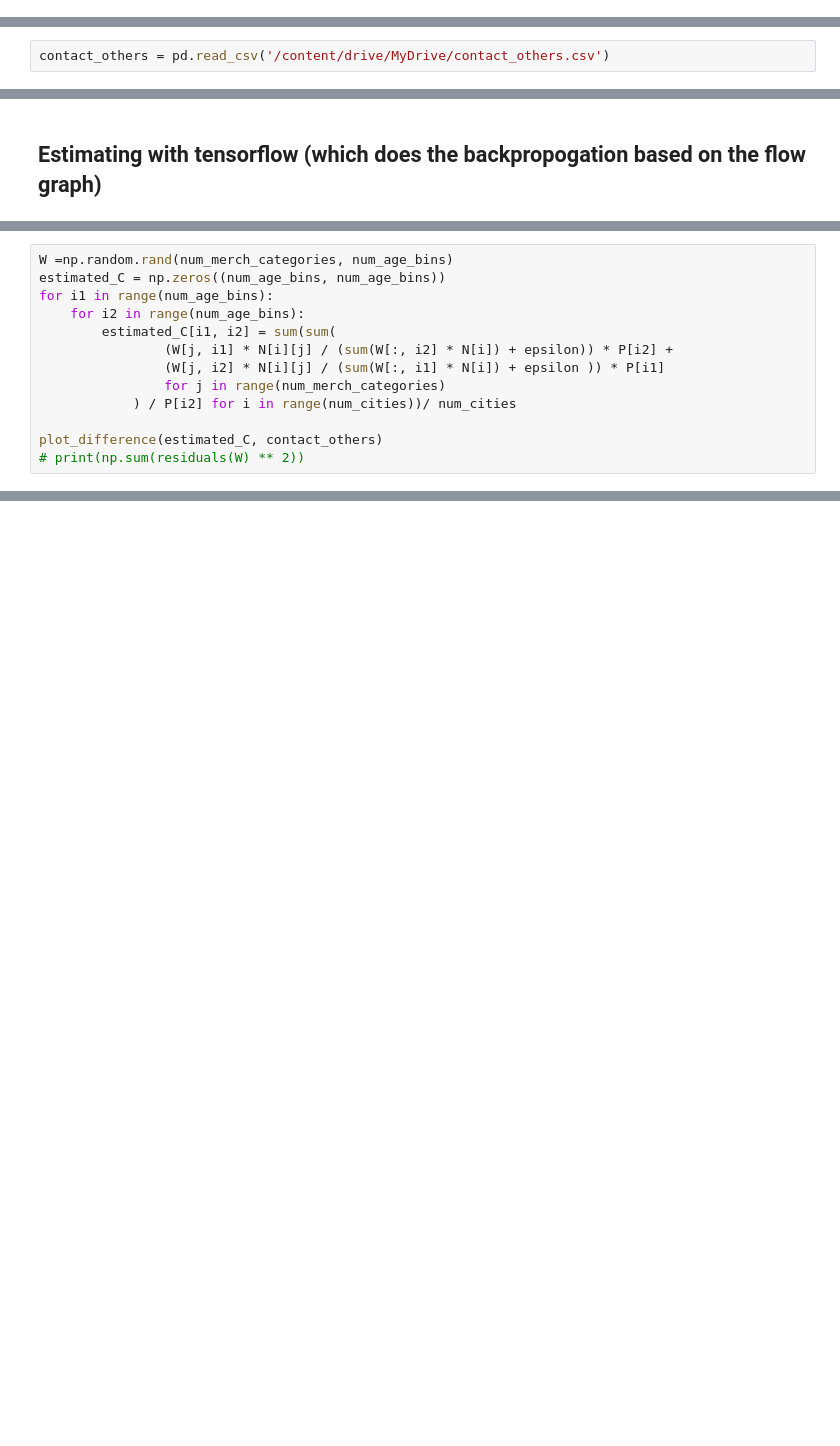
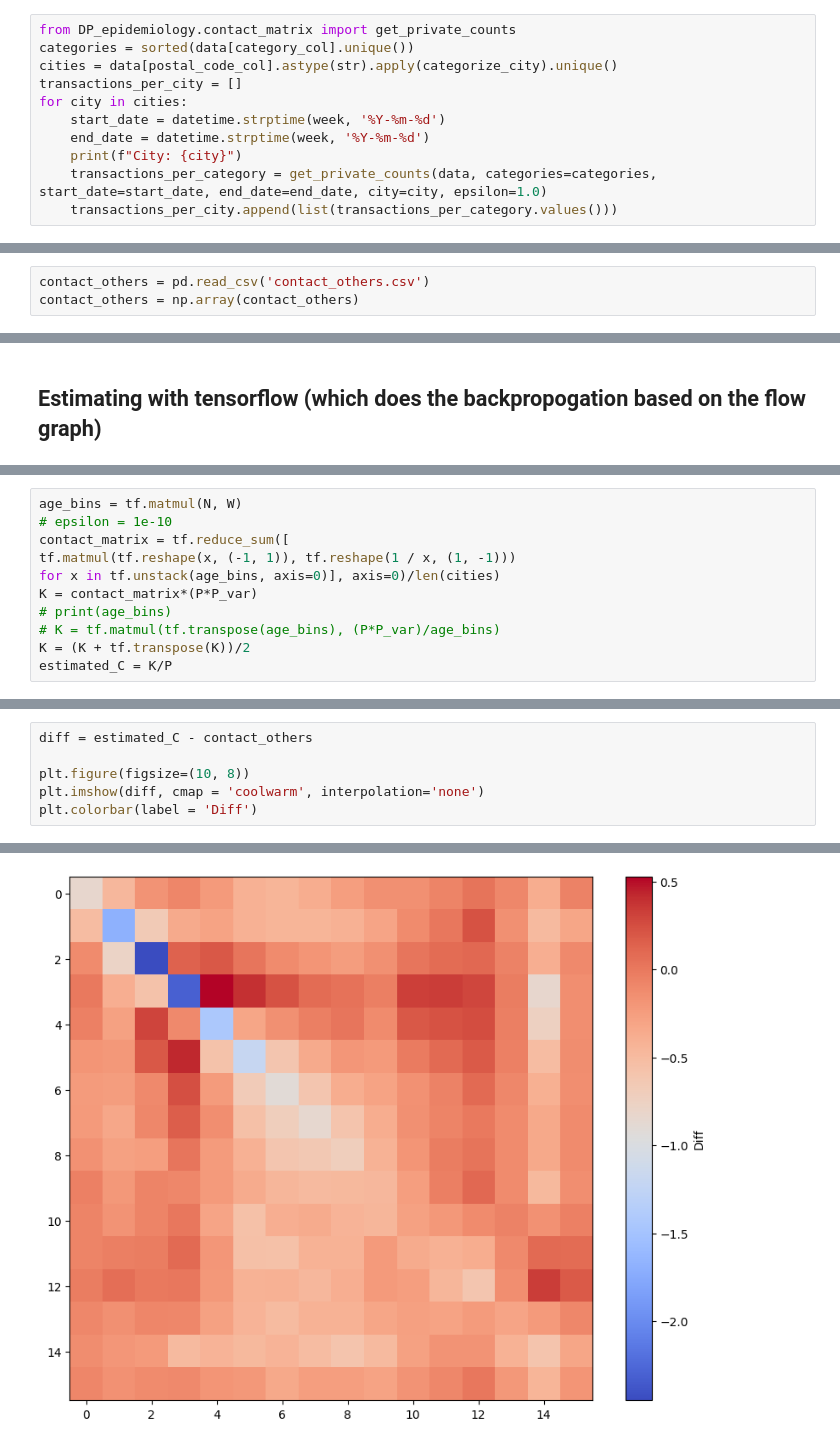
Before and after one commit to KnowledgeEdgeAI/PETs_for_Public_Health_Challenge, a Jupyter notebook: learnConsumptionDistribution.ipynb, the cells around one changed output, grey strips where cells are left out. Saved outputs shown, nothing was run; the diff lists cells and outputs as text; blank space fills up the shorter version.

```diff
--- a/learnConsumptionDistribution.ipynb
+++ b/learnConsumptionDistribution.ipynb
@@ -49,0 +44,11 @@ Medellin                                      2704070                38379292
+# %%
+from DP_epidemiology.contact_matrix import get_private_counts
+categories = sorted(data[category_col].unique())
+cities = data[postal_code_col].astype(str).apply(categorize_city).unique()
+transactions_per_city = []
+for city in cities:
+    start_date = datetime.strptime(week, '%Y-%m-%d')
+    end_date = datetime.strptime(week, '%Y-%m-%d')
+    print(f"City: {city}")
+    transactions_per_category = get_private_counts(data, categories=categories, start_date=start_date, end_date=end_date, city=city, epsilon=1.0)
+    transactions_per_city.append(list(transactions_per_category.values()))
@@ -50,2 +60,3 @@ Medellin                                      2704070                38379292
 # %%
-contact_others = pd.read_csv('/content/drive/MyDrive/contact_others.csv')
+contact_others = pd.read_csv('contact_others.csv')
+contact_others = np.array(contact_others)
@@ -410,13 +157,0 @@ def plot_difference(estimated_C, contact_others):
-# %%
-W =np.random.rand(num_merch_categories, num_age_bins)
-estimated_C = np.zeros((num_age_bins, num_age_bins))
-for i1 in range(num_age_bins):
-    for i2 in range(num_age_bins):
-        estimated_C[i1, i2] = sum(sum(
-                (W[j, i1] * N[i][j] / (sum(W[:, i2] * N[i]) + epsilon)) * P[i2] +
-                (W[j, i2] * N[i][j] / (sum(W[:, i1] * N[i]) + epsilon )) * P[i1]
-                for j in range(num_merch_categories)
-            ) / P[i2] for i in range(num_cities))/ num_cities
-
-plot_difference(estimated_C, contact_others)
-# print(np.sum(residuals(W) ** 2))
@@ -528,0 +158,11 @@ plt.show()
+# %%
+age_bins = tf.matmul(N, W)
+# epsilon = 1e-10
+contact_matrix = tf.reduce_sum([
+tf.matmul(tf.reshape(x, (-1, 1)), tf.reshape(1 / x, (1, -1)))
+for x in tf.unstack(age_bins, axis=0)], axis=0)/len(cities)
+K = contact_matrix*(P*P_var)
+# print(age_bins)
+# K = tf.matmul(tf.transpose(age_bins), (P*P_var)/age_bins)
+K = (K + tf.transpose(K))/2
+estimated_C = K/P
@@ -528,0 +189,7 @@ plt.show()
+# %%
+diff = estimated_C - contact_others
+
+plt.figure(figsize=(10, 8))
+plt.imshow(diff, cmap = 'coolwarm', interpolation='none')
+plt.colorbar(label = 'Diff')
+# %% [output]
@@ -528,0 +197 @@ plt.show()
+[figure, added]
```
Also changed, not shown: parts of 41 cells of this notebook, 3 other files.
